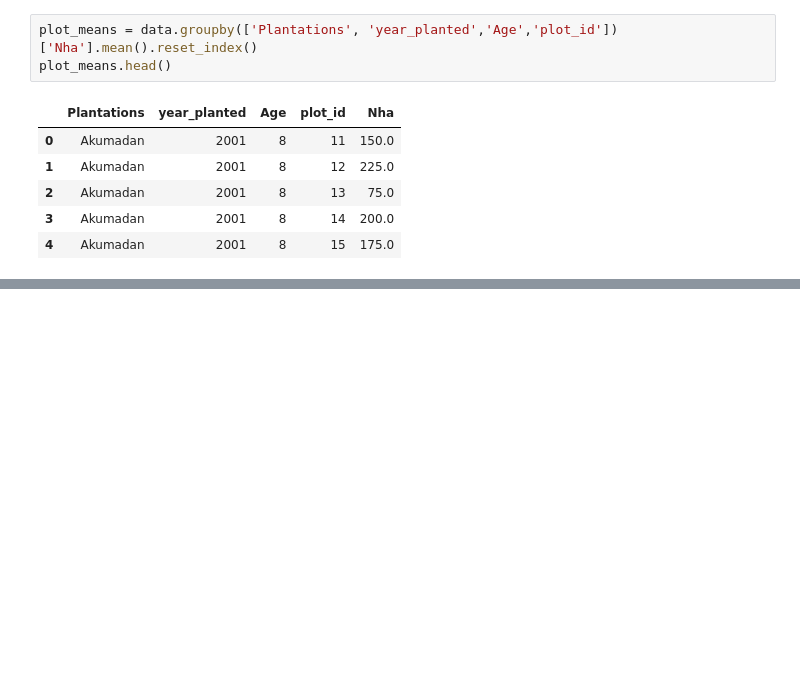
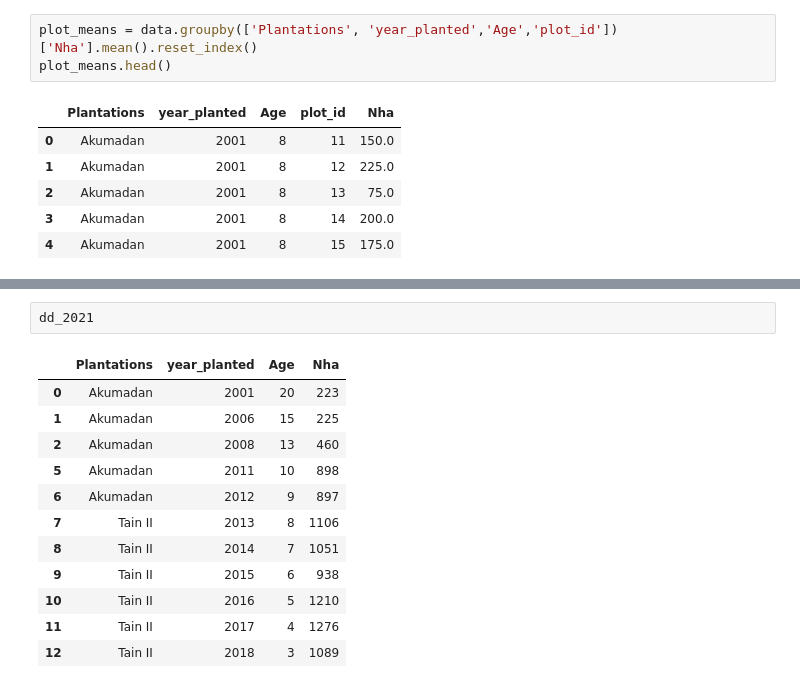
Before and after one commit to ds-gowusu/data_predictor_model, a Jupyter notebook: data_analytics.ipynb, the cells around one changed output, grey strips where cells are left out. Saved outputs shown, nothing was run; the diff lists cells and outputs as text; blank space fills up the shorter version.

```diff
--- a/data_analytics.ipynb
+++ b/data_analytics.ipynb
@@ -548,0 +593,15 @@ plot_means.head()
+# %%
+dd_2021
+# %% [output]
+|  | Plantations | year_planted | Age | Nha |
+| 0 | Akumadan | 2001 | 20 | 223 |
+| 1 | Akumadan | 2006 | 15 | 225 |
+| 2 | Akumadan | 2008 | 13 | 460 |
+| 5 | Akumadan | 2011 | 10 | 898 |
+| 6 | Akumadan | 2012 | 9 | 897 |
+| 7 | Tain II | 2013 | 8 | 1106 |
+| 8 | Tain II | 2014 | 7 | 1051 |
+| 9 | Tain II | 2015 | 6 | 938 |
+| 10 | Tain II | 2016 | 5 | 1210 |
+| 11 | Tain II | 2017 | 4 | 1276 |
+| 12 | Tain II | 2018 | 3 | 1089 |
```
Also changed, not shown: parts of 36 cells of this notebook, 4 other files.
